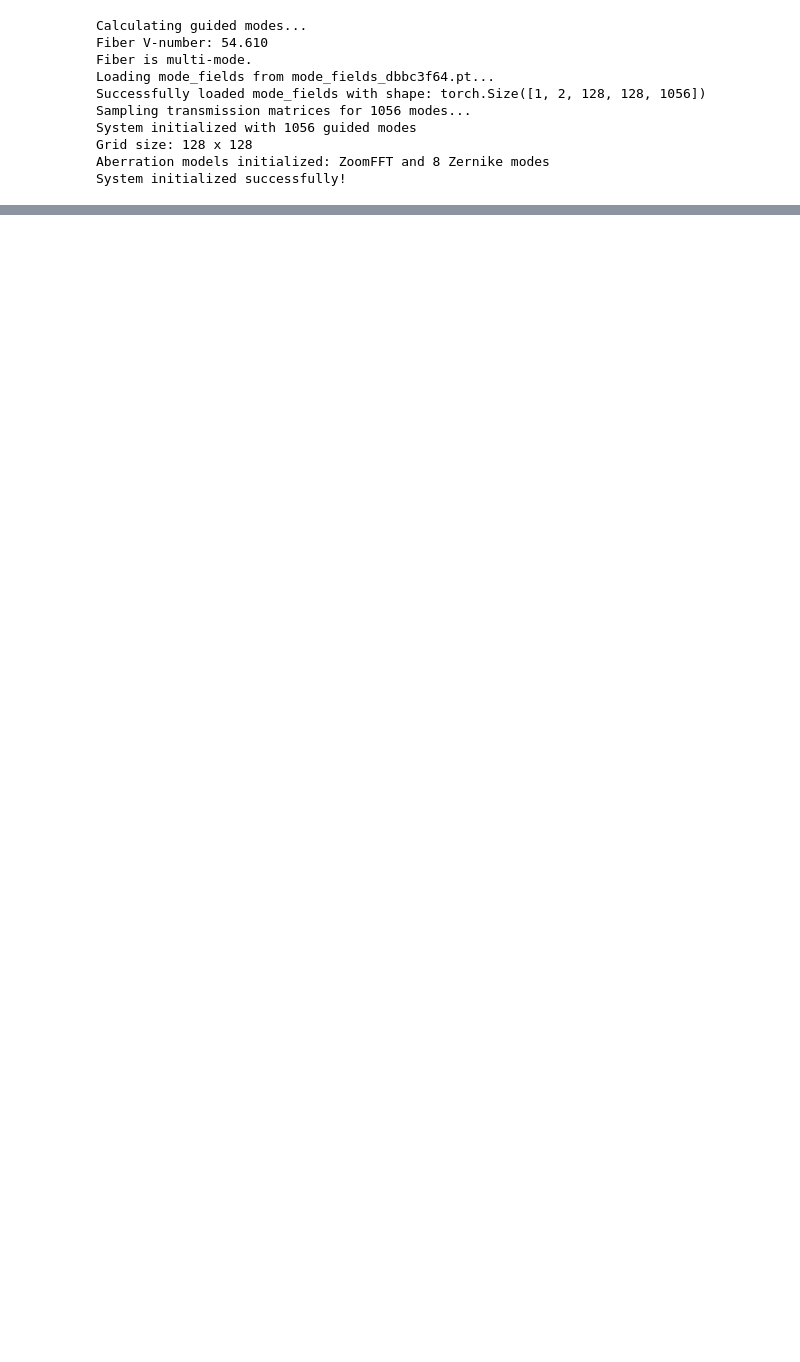
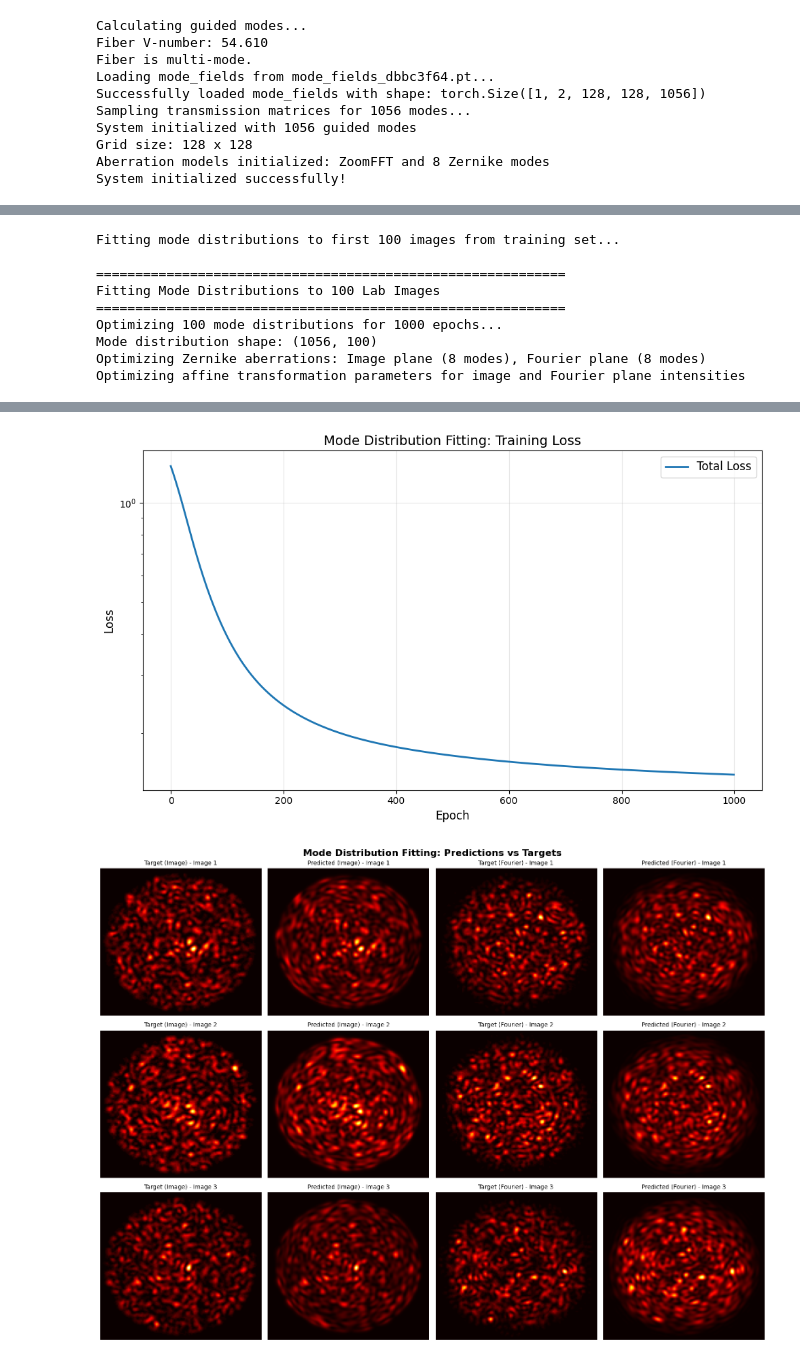
Before and after one commit to dvirmarsh/TM_aquisition, a Jupyter notebook: TM_retrieve.ipynb, the cells around one changed output, grey strips where cells are left out. Cells and saved outputs as stored; diff of their text form; code cells hidden in the pictures; blank space fills up the shorter version.

```diff
--- a/TM_retrieve.ipynb
+++ b/TM_retrieve.ipynb
@@ -1108,0 +1436,76 @@ tensor(0.5000, device='cuda:0')
+# %%
+# Fit mode distributions to first N images from training set
+N_images_to_fit = 100  # Adjust as needed
+
+print(f"\nFitting mode distributions to first {N_images_to_fit} images from training set...")
+mode_fit_results = fit_mode_distributions_to_images(
+    tm_system=tm_system_real,
+    target_intensities=train_data['intensity_targets'],
+    num_images=N_images_to_fit,
+    num_epochs=1000,
+    learning_rate=0.001,
+    use_zernike_aberrations=True,  # Optimize Zernike aberrations
+    use_exposure_normalization=True
+)
+
+# Plot training history
+plt.figure(figsize=(10, 6))
+plt.plot(mode_fit_results['history']['epoch_losses'], label='Total Loss', linewidth=2)
+plt.xlabel('Epoch', fontsize=12)
+plt.ylabel('Loss', fontsize=12)
+plt.title('Mode Distribution Fitting: Training Loss', fontsize=14)
+plt.legend(fontsize=12)
+plt.grid(True, alpha=0.3)
+plt.yscale('log')
+plt.tight_layout()
+plt.show()
+
+# Visualize a few examples
+num_examples_to_show = min(3, N_images_to_fit)
+fig, axes = plt.subplots(num_examples_to_show, 4, figsize=(16, 4*num_examples_to_show))
+fig.suptitle('Mode Distribution Fitting: Predictions vs Targets', fontsize=16, fontweight='bold')
+
+for idx in range(num_examples_to_show):
+    pred = mode_fit_results['final_pred_intensities'][idx].detach().cpu().numpy()
+    target = train_data['intensity_targets'][idx].detach().cpu().numpy()
+
+    # Image plane
+    axes[idx, 0].imshow(target[0], cmap='hot', aspect='auto')
+    axes[idx, 0].set_title(f'Target (Image) - Image {idx+1}', fontsize=10)
+    axes[idx, 0].axis('off')
+
+    axes[idx, 1].imshow(pred[0], cmap='hot', aspect='auto')
+    axes[idx, 1].set_title(f'Predicted (Image) - Image {idx+1}', fontsize=10)
+    axes[idx, 1].axis('off')
+
+    # Fourier plane
+    axes[idx, 2].imshow(target[1], cmap='hot', aspect='auto')
+    axes[idx, 2].set_title(f'Target (Fourier) - Image {idx+1}', fontsize=10)
+    axes[idx, 2].axis('off')
+
+    axes[idx, 3].imshow(pred[1], cmap='hot', aspect='auto')
+    axes[idx, 3].set_title(f'Predicted (Fourier) - Image {idx+1}', fontsize=10)
+    axes[idx, 3].axis('off')
+
+plt.tight_layout()
+plt.show()
+
+print("\n" + "="*60)
+print("Mode Distribution Fitting Summary")
+print("="*60)
+print(f"Final total loss: {mode_fit_results['history']['epoch_losses'][-1]:.6f}")
+print(f"Average final per-image loss: {np.mean(mode_fit_results['history']['per_image_losses'][-1]):.6f}")
+print(f"Min final per-image loss: {np.min(mode_fit_results['history']['per_image_losses'][-1]):.6f}")
+print(f"Max final per-image loss: {np.max(mode_fit_results['history']['per_image_losses'][-1]):.6f}")
+print("\nIf losses are low, mode distributions can fit the images.")
+print("If losses remain high, the images may not be fittable with this model.")
+# %% [output]
+Fitting mode distributions to first 100 images from training set...
+
+============================================================
+Fitting Mode Distributions to 100 Lab Images
+============================================================
+Optimizing 100 mode distributions for 1000 epochs...
+Mode distribution shape: (1056, 100)
+Optimizing Zernike aberrations: Image plane (8 modes), Fourier plane (8 modes)
+Optimizing affine transformation parameters for image and Fourier plane intensities
@@ -1108,0 +1529,2 @@ tensor(0.5000, device='cuda:0')
+[figure, added]
+[figure, added]
```
Also changed, not shown: parts of 13 cells of this notebook, 1 other file.
